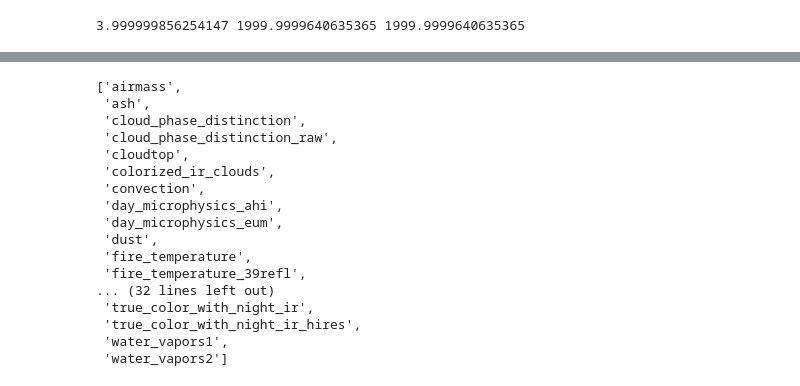
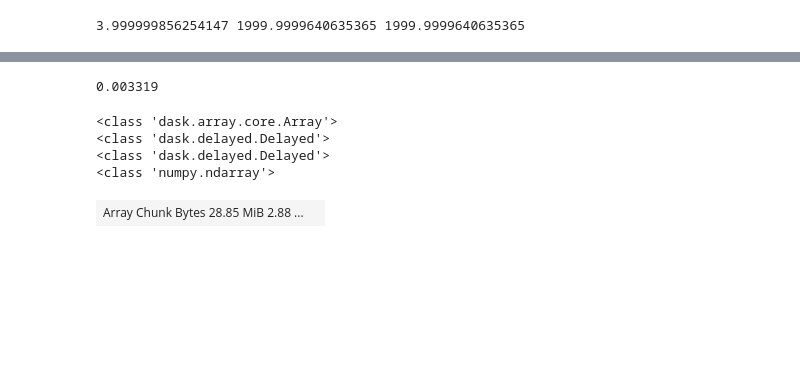
Before and after one commit to simonrp84/PYFires, a Jupyter notebook: New_Fires.ipynb, the cells around one changed output, grey strips where cells are left out. Drawn from its saved outputs; the diff is of its cells as text; code cells hidden in the pictures; blank space fills up the shorter version.

```diff
--- a/New_Fires.ipynb
+++ b/New_Fires.ipynb
@@ -893,4 +893,6 @@ def get_mea_std_window(unsigned char[:,:] pfp_data,
             outarr_view[x, y, 14] = res[13]          # VisDiff mean
             outarr_view[x, y, 15] = res[14]          # VisDiff std-dev
 
-    return outarr
+    return outarr[:,:,0],outarr[:,:,0],outarr[:,:,0],outarr[:,:,0],outarr[:,:,0],
+           outarr[:,:,0],outarr[:,:,0],outarr[:,:,0],outarr[:,:,0],outarr[:,:,0],
+           outarr[:,:,0],outarr[:,:,0],outarr[:,:,0],outarr[:,:,0],outarr[:,:,0],
@@ -915,0 +968,27 @@ print((en_time - st_time).total_seconds())
+# %%
+st_time = datetime.utcnow()
+wrap_get_mean_std = dask.delayed(get_mea_std_window)
+outa = wrap_get_mean_std(results.astype(np.uint8),       # Potential fire pixel candidates
+                         scn['VI1_RAD'].data,    # VIS chan
+                         scn['mi_ndfi'].data,      # NDFI
+                         scn['LW1__BT'].data,    # LW Brightness Temperature
+                         scn['BTD'].data,       # MIR-LW BTD
+                         scn['MIR__BT'].data,    # MIR BT
+                         scn['VI1_DIFF'].data,   # MIR-LWIR-VIS radiance diff
+                         scn['LSM'].data,           # The land-sea mask
+                         255,           # The value denoting land in the LSM. If 255, ignore mask
+                         25)
+en_time = datetime.utcnow()
+print((en_time - st_time).total_seconds())
+# %% [output]
+0.003319
+# %%
+print(type(scn['BTD'].data))
+print(type(mean_btd))
+print(type(std_btd))
+print(type(night_res))
+# %% [output]
+<class 'dask.array.core.Array'>
+<class 'dask.delayed.Delayed'>
+<class 'dask.delayed.Delayed'>
+<class 'numpy.ndarray'>
@@ -916,17 +998,24 @@ print((en_time - st_time).total_seconds())
 # %%
 # Get the results of the windows statistics code
-perc_good  = np.squeeze(outa[:,:,0]); n_winpix   = np.squeeze(outa[:,:,1])
-n_cloudpix = np.squeeze(outa[:,:,2]); n_waterpix = np.squeeze(outa[:,:,3])
-mean_lw    = np.squeeze(outa[:,:,4]); std_lw     = np.squeeze(outa[:,:,5])
-mean_nd    = np.squeeze(outa[:,:,6]); std_nd     = np.squeeze(outa[:,:,7])
-mean_vi    = np.squeeze(outa[:,:,8]); std_vi     = np.squeeze(outa[:,:,9])
-mean_btd   = np.squeeze(outa[:,:,10]); std_btd    = np.squeeze(outa[:,:,11])
-mean_mir   = np.squeeze(outa[:,:,12]); std_mir    = np.squeeze(outa[:,:,13])
-mean_vid   = np.squeeze(outa[:,:,14]); std_vid    = np.squeeze(outa[:,:,15])
+
+outan = da.from_delayed(outa, shape=(scn['BTD'].shape[0], scn['BTD'].shape[1], 16), dtype=np.single)
+
+perc_good  = np.squeeze(outan[:,:,0]); n_winpix   = np.squeeze(outan[:,:,1])
+n_cloudpix = np.squeeze(outan[:,:,2]); n_waterpix = np.squeeze(outan[:,:,3])
+mean_lw    = np.squeeze(outan[:,:,4]); std_lw     = np.squeeze(outan[:,:,5])
+mean_nd    = np.squeeze(outan[:,:,6]); std_nd     = np.squeeze(outan[:,:,7])
+mean_vi    = np.squeeze(outan[:,:,8]); std_vi     = np.squeeze(outan[:,:,9])
+mean_btd   = np.squeeze(outan[:,:,10]); std_btd    = np.squeeze(outan[:,:,11])
+mean_mir   = np.squeeze(outan[:,:,12]); std_mir    = np.squeeze(outan[:,:,13])
+mean_vid   = np.squeeze(outan[:,:,14]); std_vid    = np.squeeze(outan[:,:,15])
 
 # Apply some additional thresholding to remove false positives due to VIS channel noise
-night_res = np.where(btd_arr > mean_btd + 1.5 * std_btd, night_res, 0)
-night_res = np.where(vi_diff_arr > mean_vid + 1.5 * std_vid, night_res, 0)
+night_res = da.where(scn['BTD'].data > mean_btd + 1.5 * std_btd, night_res, 0)
+night_res = da.where(scn['VI1_DIFF'].data > mean_vid + 1.5 * std_vid, night_res, 0)
+# %%
+night_res
+# %% [output]
+| Array Chunk Bytes 28.85 MiB 2.88 ... |  |
 # %%
 tod = 'D:/sat_data/ahi_main/out/'
 
@@ -957,20 +1045,0 @@ scn2.save_datasets(base_dir=tod)
-# %%
-scn2.available_composite_names()
-# %% [output]
-['airmass',
- 'ash',
- 'cloud_phase_distinction',
- 'cloud_phase_distinction_raw',
- 'cloudtop',
- 'colorized_ir_clouds',
- 'convection',
- 'day_microphysics_ahi',
- 'day_microphysics_eum',
- 'dust',
- 'fire_temperature',
- 'fire_temperature_39refl',
-... (32 lines left out)
- 'true_color_with_night_ir',
- 'true_color_with_night_ir_hires',
- 'water_vapors1',
- 'water_vapors2']
```
Also changed, not shown: parts of 5 cells of this notebook, 7 other files.
